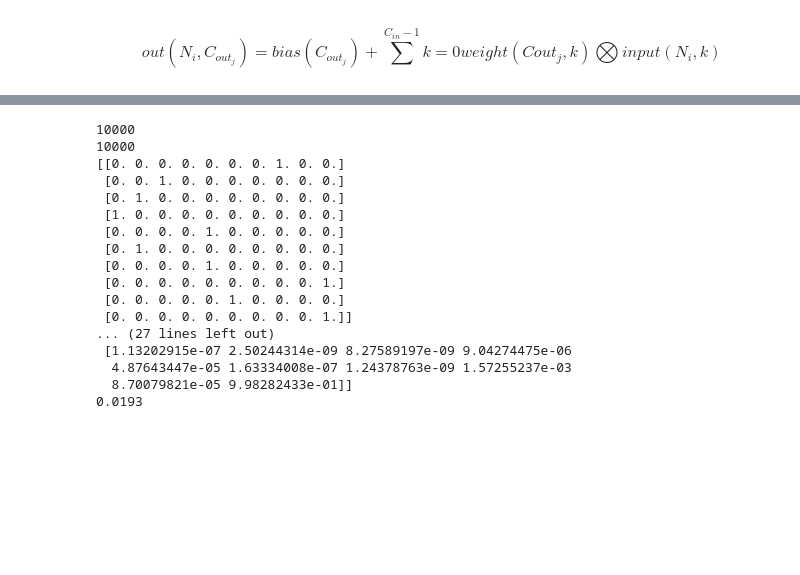
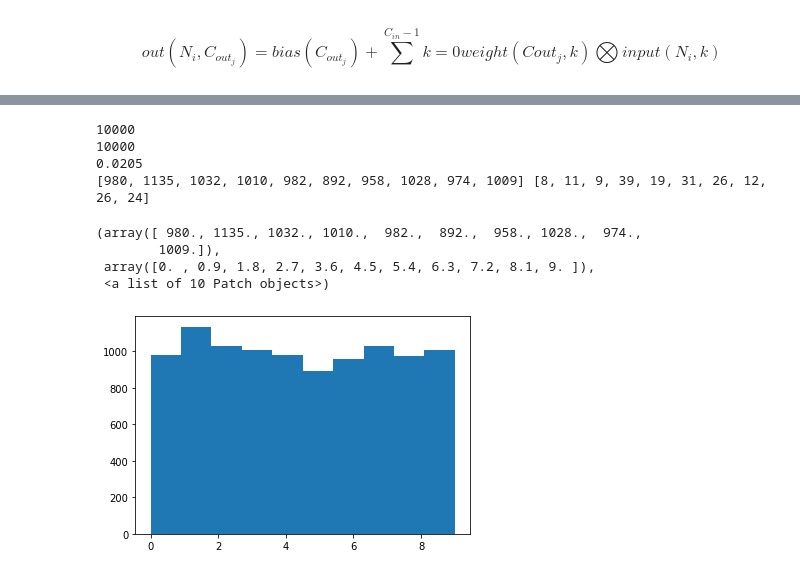
Before and after one commit to ShiZhuming/pku-AIPractice, a Jupyter notebook: ex3/dev.ipynb, the cells around one changed output, grey strips where cells are left out. Cells and saved outputs as stored; diff of their text form; code cells hidden in the pictures; blank space fills up the shorter version.

```diff
--- a/ex3/dev.ipynb
+++ b/ex3/dev.ipynb
@@ -299,3 +305,8 @@ print(float(CountError)/float(CountTotal))
+# %%
+errorfrequence = []
+totalnumber = [0,0,0,0,0,0,0,0,0,0]
+errornumber = [0,0,0,0,0,0,0,0,0,0]
+percentage = [0,0,0,0,0,0,0,0,0,0]
 # %%
 TestImages_np = LoadImages('t10k-images.idx3-ubyte')
 TestLabels_np = LoadLabels('t10k-labels.idx1-ubyte')
@@ -307,39 +318,22 @@ prediction = net(TestImages)
 
 CurrLabels = TestLabels_np
 CurrPrediction = (prediction.detach().numpy())
-
-# eps = 0.1
-# print(eps)
-
-print(CurrLabels[:10])
-print(CurrPrediction[:10])
-
 CountError = 0
 CountTotal = 0
 
 for i in range(10000):
-    # print(result(CurrLabels[i]))
-    # print(result(CurrPrediction[i]))
+    j = result(CurrLabels[i])
     CountTotal += 1
-    if result(CurrLabels[i]) != result(CurrPrediction[i]):
+    totalnumber[j] += 1
+    if j != result(CurrPrediction[i]):
         CountError += 1
+        errorfrequence.append(j)
+        errornumber[j] += 1
 
 print(float(CountError)/float(CountTotal))
+print(totalnumber,errornumber)
 # %% [output]
 10000
 10000
-[[0. 0. 0. 0. 0. 0. 0. 1. 0. 0.]
- [0. 0. 1. 0. 0. 0. 0. 0. 0. 0.]
- [0. 1. 0. 0. 0. 0. 0. 0. 0. 0.]
- [1. 0. 0. 0. 0. 0. 0. 0. 0. 0.]
- [0. 0. 0. 0. 1. 0. 0. 0. 0. 0.]
- [0. 1. 0. 0. 0. 0. 0. 0. 0. 0.]
- [0. 0. 0. 0. 1. 0. 0. 0. 0. 0.]
- [0. 0. 0. 0. 0. 0. 0. 0. 0. 1.]
- [0. 0. 0. 0. 0. 1. 0. 0. 0. 0.]
- [0. 0. 0. 0. 0. 0. 0. 0. 0. 1.]]
-... (27 lines left out)
- [1.13202915e-07 2.50244314e-09 8.27589197e-09 9.04274475e-06
-  4.87643447e-05 1.63334008e-07 1.24378763e-09 1.57255237e-03
-  8.70079821e-05 9.98282433e-01]]
-0.0193
+0.0205
+[980, 1135, 1032, 1010, 982, 892, 958, 1028, 974, 1009] [8, 11, 9, 39, 19, 31, 26, 12, 26, 24]
@@ -351,0 +340,8 @@ torch.save(net.state_dict(), './model-version-2-args.model')
+# %%
+plt.hist([result(i) for i in CurrLabels], bins=10, normed=0)
+# %% [output]
+(array([ 980., 1135., 1032., 1010.,  982.,  892.,  958., 1028.,  974.,
+        1009.]),
+ array([0. , 0.9, 1.8, 2.7, 3.6, 4.5, 5.4, 6.3, 7.2, 8.1, 9. ]),
+ <a list of 10 Patch objects>)
+[figure, added]
```
Also changed, not shown: parts of 10 cells of this notebook, 1 other file.
